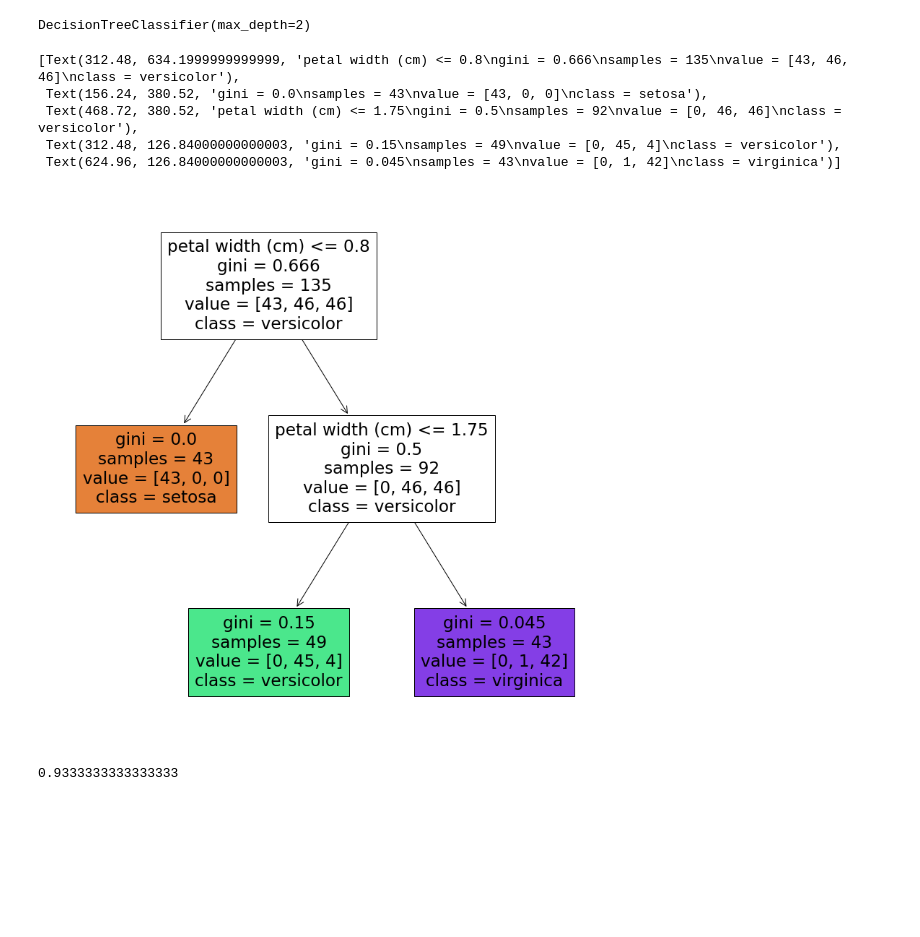
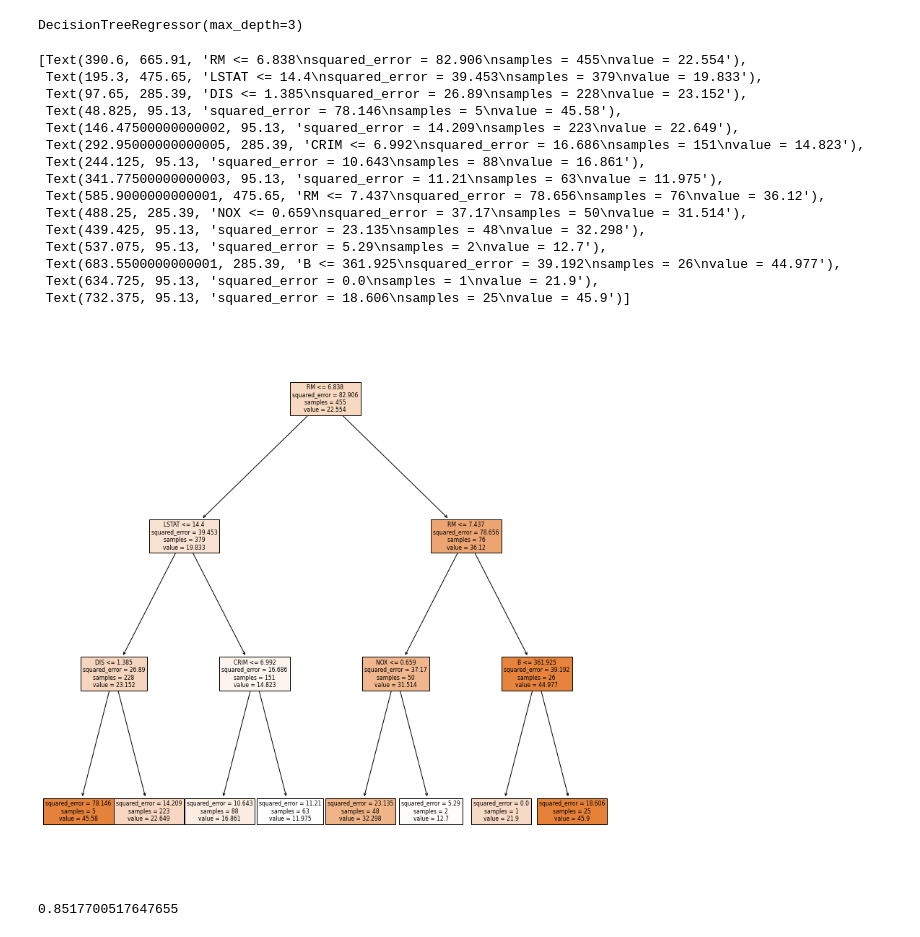
Before and after one commit to welting82/AIclass, a Jupyter notebook: Regression.ipynb, the cells around one changed output. Saved outputs shown, nothing was run; the diff lists cells and outputs as text; code cells hidden in the pictures; blank space fills up the shorter version.

```diff
--- a/Regression.ipynb
+++ b/Regression.ipynb
@@ -2,10 +2,10 @@
 <a href="https://colab.research.google.com/github/welting82/AIclass/blob/main/Regression.ipynb" target="_parent"><img src="https://colab.research.google.com/assets/colab-badge.svg" alt="Open In Colab"/></a>
 # %%
 import pandas as pd
-from sklearn.datasets import load_iris
-iris = load_iris()
-df = pd.DataFrame(iris["data"],columns=iris["feature_names"])
-df.to_csv("iris.csv",encoding = "utf-8", index = False)
-df["ans"] = iris["target"]
+from sklearn.datasets import load_boston
+boston = load_boston()
+df = pd.DataFrame(boston["data"],columns=boston["feature_names"])
+df.to_csv("boston.csv",encoding = "utf-8", index = False)
+df["ans"] = boston["target"]
 df
 # %% [output]
@@ -30,27 +75,36 @@ x = np.array(df.drop(["ans"], axis = 1))
 from sklearn.model_selection import train_test_split
 [x_train, x_test, y_train, y_test] = train_test_split(x,y,test_size = 0.1)
 # %%
-from sklearn.tree import DecisionTreeClassifier
-clf = DecisionTreeClassifier(max_depth=2)
-clf.fit(x_train,y_train)
+from sklearn.tree import DecisionTreeRegressor
+reg = DecisionTreeRegressor(max_depth=3)
+reg.fit(x_train,y_train)
 # %% [output]
-DecisionTreeClassifier(max_depth=2)
+DecisionTreeRegressor(max_depth=3)
 # %%
 import matplotlib.pyplot as plt
 from sklearn.tree import plot_tree
 plt.figure(figsize = (14,14))
-plot_tree(clf,feature_names=iris["feature_names"],
-          class_names=iris["target_names"],filled=True)
+plot_tree(reg,feature_names=boston["feature_names"],filled=True)
 # %% [output]
-[Text(312.48, 634.1999999999999, 'petal width (cm) <= 0.8\ngini = 0.666\nsamples = 135\nvalue = [43, 46, 46]\nclass = versicolor'),
- Text(156.24, 380.52, 'gini = 0.0\nsamples = 43\nvalue = [43, 0, 0]\nclass = setosa'),
- Text(468.72, 380.52, 'petal width (cm) <= 1.75\ngini = 0.5\nsamples = 92\nvalue = [0, 46, 46]\nclass = versicolor'),
- Text(312.48, 126.84000000000003, 'gini = 0.15\nsamples = 49\nvalue = [0, 45, 4]\nclass = versicolor'),
- Text(624.96, 126.84000000000003, 'gini = 0.045\nsamples = 43\nvalue = [0, 1, 42]\nclass = virginica')]
+[Text(390.6, 665.91, 'RM <= 6.838\nsquared_error = 82.906\nsamples = 455\nvalue = 22.554'),
+ Text(195.3, 475.65, 'LSTAT <= 14.4\nsquared_error = 39.453\nsamples = 379\nvalue = 19.833'),
+ Text(97.65, 285.39, 'DIS <= 1.385\nsquared_error = 26.89\nsamples = 228\nvalue = 23.152'),
+ Text(48.825, 95.13, 'squared_error = 78.146\nsamples = 5\nvalue = 45.58'),
+ Text(146.47500000000002, 95.13, 'squared_error = 14.209\nsamples = 223\nvalue = 22.649'),
+ Text(292.95000000000005, 285.39, 'CRIM <= 6.992\nsquared_error = 16.686\nsamples = 151\nvalue = 14.823'),
+ Text(244.125, 95.13, 'squared_error = 10.643\nsamples = 88\nvalue = 16.861'),
+ Text(341.77500000000003, 95.13, 'squared_error = 11.21\nsamples = 63\nvalue = 11.975'),
+ Text(585.9000000000001, 475.65, 'RM <= 7.437\nsquared_error = 78.656\nsamples = 76\nvalue = 36.12'),
+ Text(488.25, 285.39, 'NOX <= 0.659\nsquared_error = 37.17\nsamples = 50\nvalue = 31.514'),
+ Text(439.425, 95.13, 'squared_error = 23.135\nsamples = 48\nvalue = 32.298'),
+ Text(537.075, 95.13, 'squared_error = 5.29\nsamples = 2\nvalue = 12.7'),
+ Text(683.5500000000001, 285.39, 'B <= 361.925\nsquared_error = 39.192\nsamples = 26\nvalue = 44.977'),
+ Text(634.725, 95.13, 'squared_error = 0.0\nsamples = 1\nvalue = 21.9'),
+ Text(732.375, 95.13, 'squared_error = 18.606\nsamples = 25\nvalue = 45.9')]
-[figure, old version]
+[figure, new version]
 # %%
-from sklearn.metrics import accuracy_score
-pre = clf.predict(x_test)
-accuracy_score(pre,y_test)
+from sklearn.metrics import r2_score
+pre = reg.predict(x_test)
+r2_score(y_test,pre)
 # %% [output]
-0.9333333333333333
+0.8517700517647655
```
Also changed, not shown: parts of 2 cells of this notebook.
